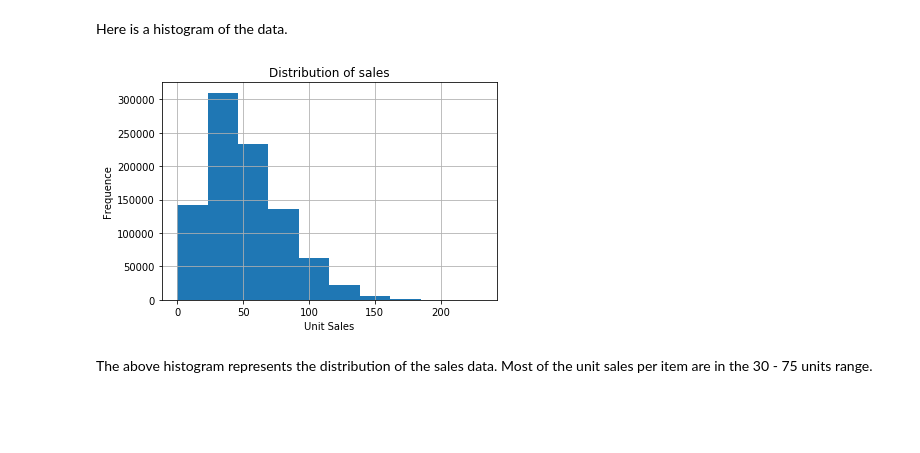
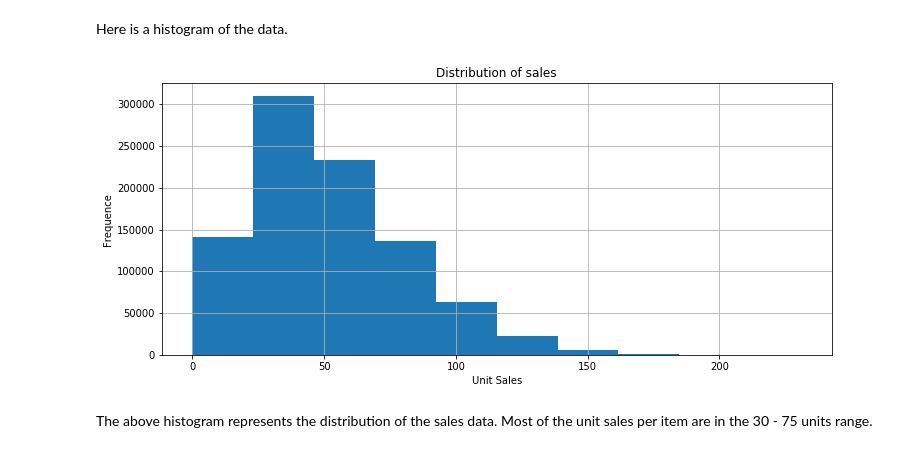
Before and after one commit to etterfred/Thinkful, a Jupyter notebook: 3.1.4 - OLS and KNN model comparison.ipynb, the cells around one changed output. Drawn from its saved outputs; the diff is of its cells as text; code cells hidden in the pictures; blank space fills up the shorter version.

```diff
--- a/3.1.4 - OLS and KNN model comparison.ipynb
+++ b/3.1.4 - OLS and KNN model comparison.ipynb
@@ -109,12 +109,12 @@ As you can see there is sesonality in the data.
 Here is a histogram of the data.
 # %%
 # plot all of the data by unit sales
-df_train.hist('sales')
+df_train.hist(column='sales', figsize=(12,5))
 plt.title('Distribution of sales')
 plt.xlabel('Unit Sales')
 plt.ylabel('Frequence')
 plt.show()
 # %% [output]
-[figure, old version]
+[figure, new version]
 # %% [markdown]
 The above histogram represents the distribution of the sales data.  Most of the unit sales per item are in the 30 - 75 units range.
```
Also changed, not shown: parts of 9 cells of this notebook.
